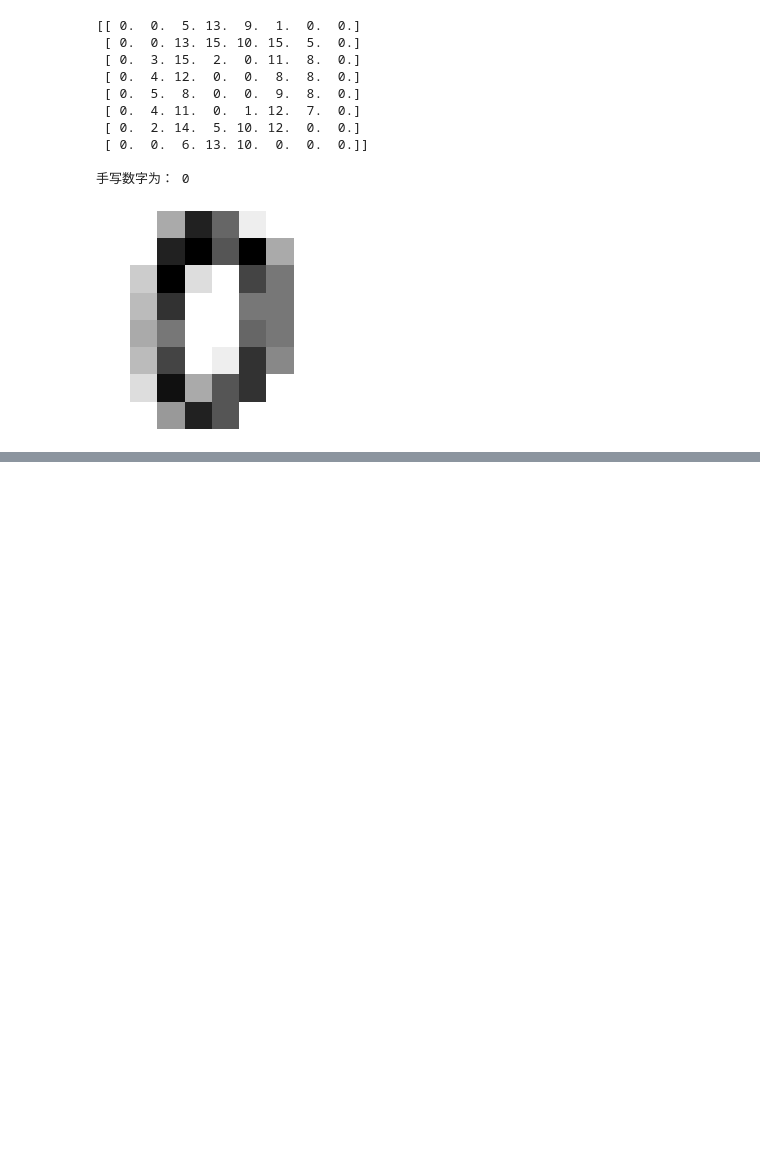
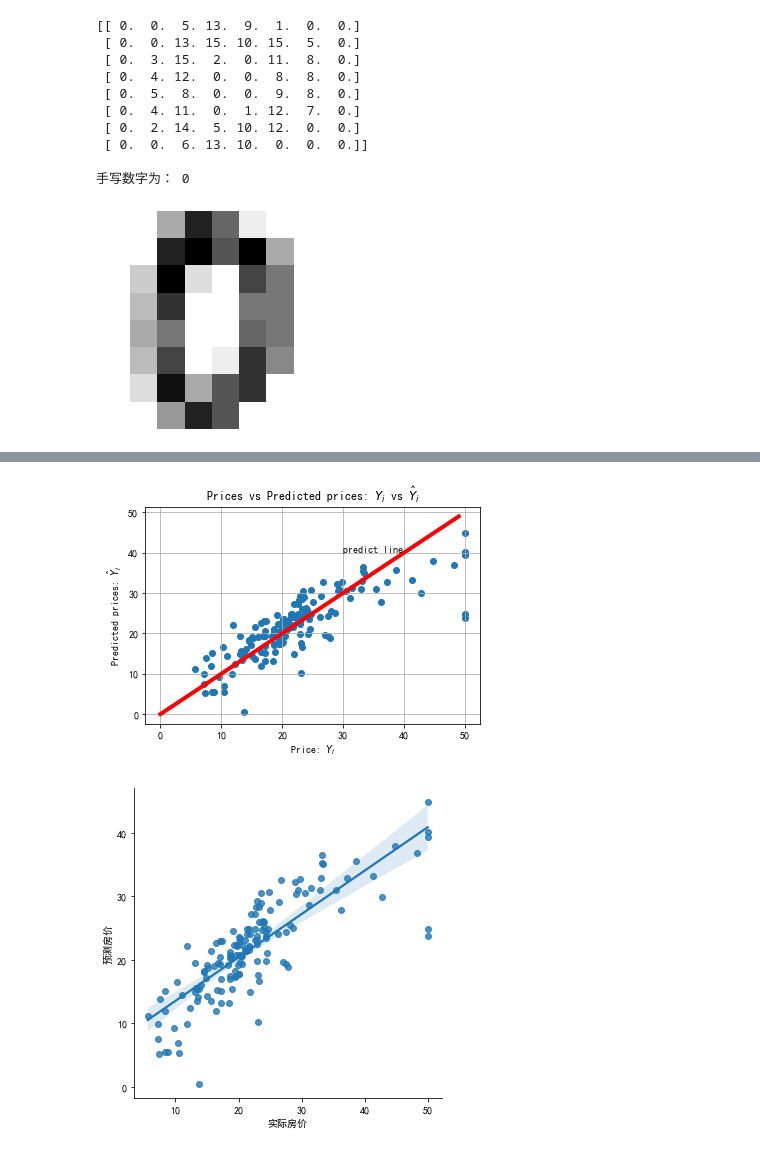
Before and after one commit to Inspritionzzz/jupyter, a Jupyter notebook: scikit-learn_fundamentals.ipynb, the cells around one changed output, grey strips where cells are left out. Cells and saved outputs as stored; diff of their text form; code cells hidden in the pictures; blank space fills up the shorter version.

Commit message:
sklearn-study-20220826

```diff
--- a/scikit-learn_fundamentals.ipynb
+++ b/scikit-learn_fundamentals.ipynb
@@ -65,0 +137,12 @@ sklearn.__version__
+# %%
+# 1.3 构建回归模型
+import numpy as np
+from sklearn.linear_model import LinearRegression  # 导入模型
+LR = LinearRegression()  # 生成模型
+LR.fit(X_train, y_train)  # 训练模型
+y_pred = LR.predict(X_test)  # 模型预测
+print("w0 = ", LR.intercept_)  # 输出截距
+print("W = ", LR.coef_)
+np.set_printoptions(precision=3, suppress=True)
+print('w0 = {0:.3f}'.format(LR.intercept_))  # 使用numpy改变输出格式
+print('W = {}'.format(LR.coef_))
@@ -65,0 +158,26 @@ sklearn.__version__
+# %%
+# 1.4 绘制预测结果
+import matplotlib.pyplot as plt
+import seaborn as sns
+
+plt.scatter(y_test, y_pred)
+plt.xlabel("Price: $Y_i$")
+plt.ylabel("Predicted prices: $\hat{Y}_i$")  # 添加laTeX公式标签
+plt.title("Prices vs Predicted prices: $Y_i$ vs $\hat{Y}_i$")
+plt.grid()
+x = np.arange(0, 50)
+y = x
+plt.plot(x, y, color='red', lw=4)
+plt.text(30, 40, "predict line")
+plt.savefig("price.eps")
+
+# 构造DataFrame数据集
+data = pd.concat([pd.Series(y_test.values), pd.Series(y_pred)], axis=1)
+data.columns = ['实际房价', '预测房价']
+# 解决中文显示问题
+plt.rcParams['font.sans-serif'] = ['SimHei']
+sns.lmplot(x='实际房价', y='预测房价', data=data)
+plt.show()
+# %% [output]
+[figure, added]
+[figure, added]
```
Also changed, not shown: parts of 9 cells of this notebook, 2 other files.
